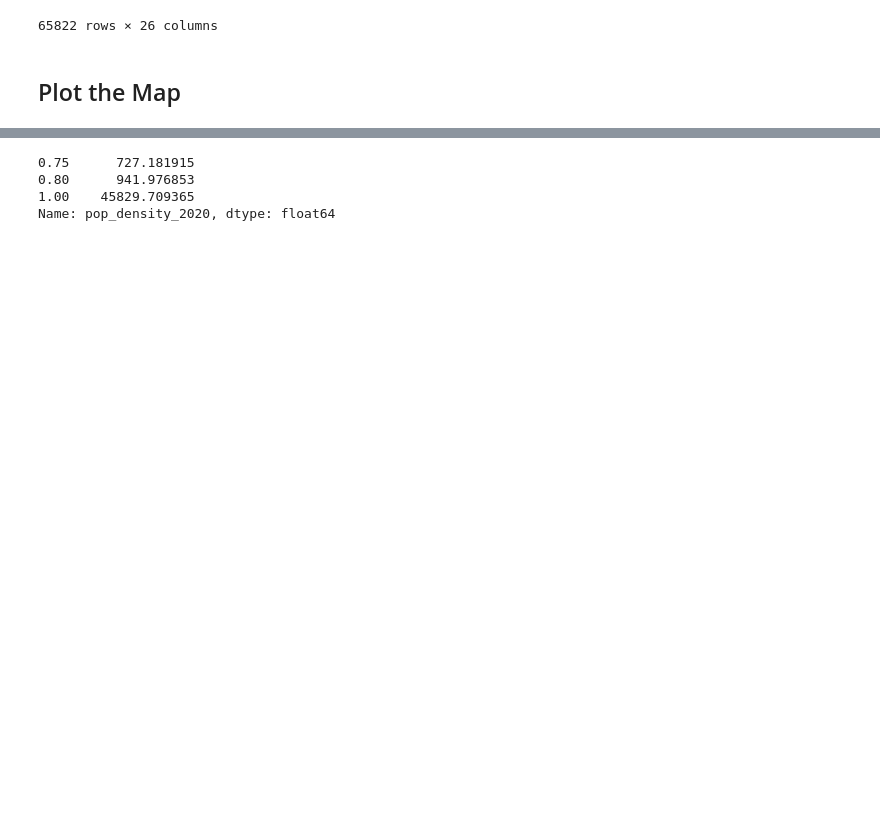
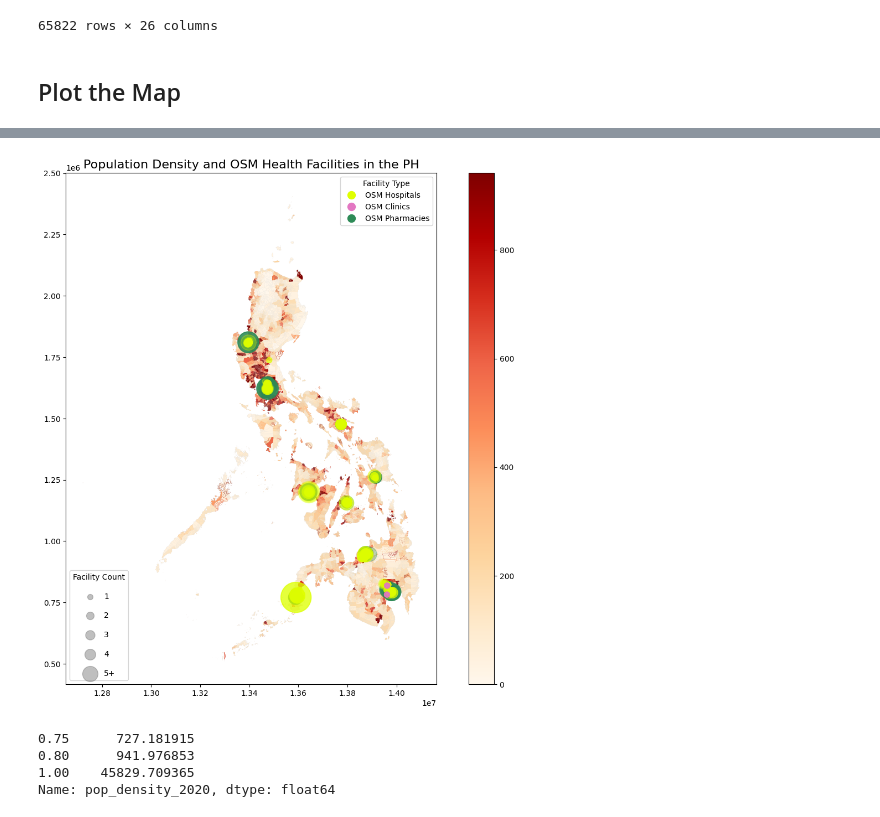
Before and after one commit to riane-casumlum/econ138-capstone, a Jupyter notebook: capstone_casumlum&cosico&giron.ipynb, the cells around one changed output, grey strips where cells are left out. Drawn from its saved outputs; the diff is of its cells as text; code cells hidden in the pictures; blank space fills up the shorter version.

```diff
--- a/capstone_casumlum&cosico&giron.ipynb
+++ b/capstone_casumlum&cosico&giron.ipynb
@@ -697,3 +748,86 @@ plt.show()
+# %%
+map_count_proj = map_count.to_crs(epsg=3857)
+
+centroids = map_count_proj.geometry.centroid
+
+fig, ax = plt.subplots(figsize=(15, 12))
+
+# Base map
+map_count_proj.plot(ax=ax, edgecolor='none', facecolor='lightgray')
+
+## Chloropleth Map
+vmax = map_count_proj['pop_density_2020'].quantile(0.80)
+map_count_proj.plot(
+    ax=ax,
+    column='pop_density_2020',
+    cmap='OrRd',
+    linewidth=0,
+    legend=True,
+    vmin=0,
+    vmax=vmax)
+
+## OSM pharmacy
+sizes = map_count_proj['pharmacy_count'] * 50  # Increase if needed
+ax.scatter(
+    centroids.x,
+    centroids.y,
+    s=sizes,
+    color='#2E8B57',
+    alpha=0.3,
+    label='OSM Pharmacies',
+    marker='o'
+)
+
+## OSM hospitals
+sizes = map_count_proj['hospital_count'] * 50  # Increase if needed
+ax.scatter(
+    centroids.x,
+    centroids.y,
+    s=sizes,
+    color='#DFFF00',
+    alpha=0.3,
+    label='OSM Hospitals',
+    marker='o'
+)
+
+## OSM clinics
+sizes_unit = map_count_proj['clinic_count'] * 50
+ax.scatter(
+    centroids.x,
+    centroids.y,
+    s=sizes_unit,
+    color='#e377c2',
+    alpha=0.3,
+    label='OSM Clinics',
+    marker='o'
+)
+
+ax.set_aspect('equal')
+
+## Color legend (facility type)
+color_handles = [
+    mlines.Line2D([], [], color='#DFFF00', marker='o', linestyle='None', markersize=10, label='OSM Hospitals'),
+    mlines.Line2D([], [], color='#e377c2', marker='o', linestyle='None', markersize=10, label='OSM Clinics'),
+    mlines.Line2D([], [], color='#2E8B57', marker='o', linestyle='None', markersize=10, label='OSM Pharmacies')
+]
+
+legend1 = ax.legend(handles=color_handles, title="Facility Type", loc='upper right', fontsize=10)
+ax.add_artist(legend1)  # Add color legend first
+
+## Size legend (facility count)
+for_val = [1, 2, 3, 4]
+size_handles = [
+    plt.scatter([], [], s=i*50, color="gray", alpha=0.5, label=str(i)) for i in for_val
+]
+size_handles.append(
+    plt.scatter([], [], s=8*50, color="gray", alpha=0.5, label="5+")
+)
+legend2 = ax.legend(handles=size_handles, title="Facility Count", loc='lower left', fontsize=10, labelspacing=1.5)
+
+ax.set_title("Population Density and OSM Health Facilities in the PH", fontsize=16)
+plt.show()
+# %% [output]
+[figure, added]
 # %%
 print(map_count['pop_density_2020'].quantile([0.75, 0.80, 1.0]))
 # %% [output]
```
Also changed, not shown: parts of 9 cells of this notebook.
